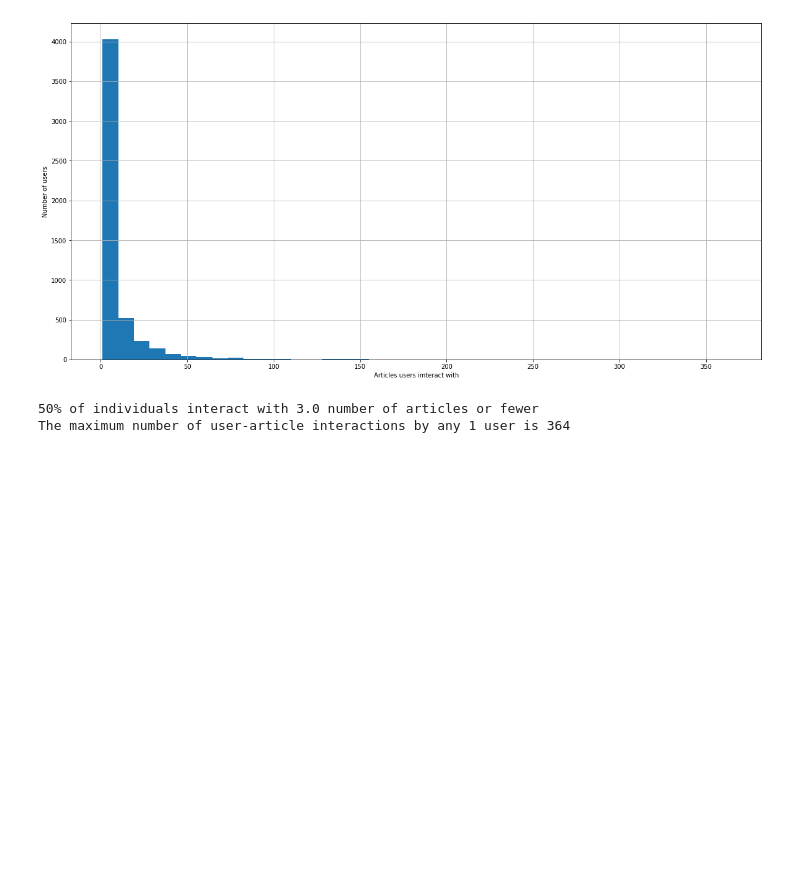
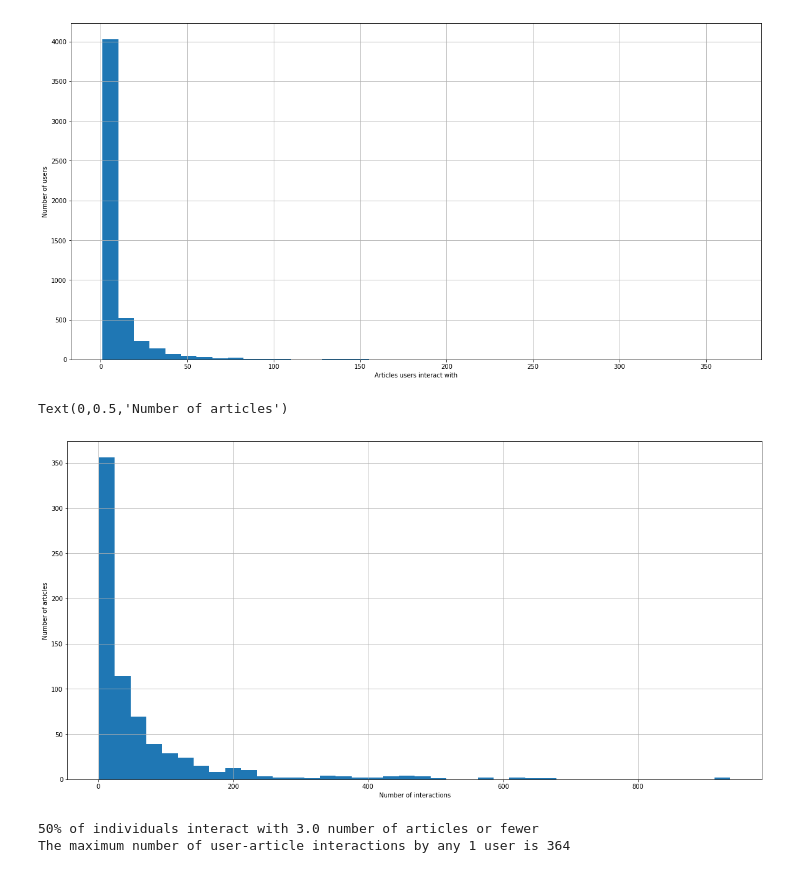
Before and after one commit to BurgerWu/Recommendations-with-IBM, a Jupyter notebook: Recommendations_with_IBM.ipynb, the cells around one changed output. Saved outputs shown, nothing was run; the diff lists cells and outputs as text; code cells hidden in the pictures; blank space fills up the shorter version.

```diff
--- a/Recommendations_with_IBM.ipynb
+++ b/Recommendations_with_IBM.ipynb
@@ -67,6 +67,14 @@ plt.ylabel('Number of users')
 # %% [output]
 Text(0,0.5,'Number of users')
 [figure]
+# %%
+#As you can see, it's still a right skewed distribution if we analyzed number of interactions for each article.
+df['article_id'].value_counts().hist(bins = 40, figsize = [20, 10])
+plt.xlabel('Number of interactions')
+plt.ylabel('Number of articles')
+# %% [output]
+Text(0,0.5,'Number of articles')
+[figure, added]
 # %%
 # Fill in the median and maximum number of user_article interactios below
 
```
Also changed, not shown: parts of 35 cells of this notebook, 1 other file.
